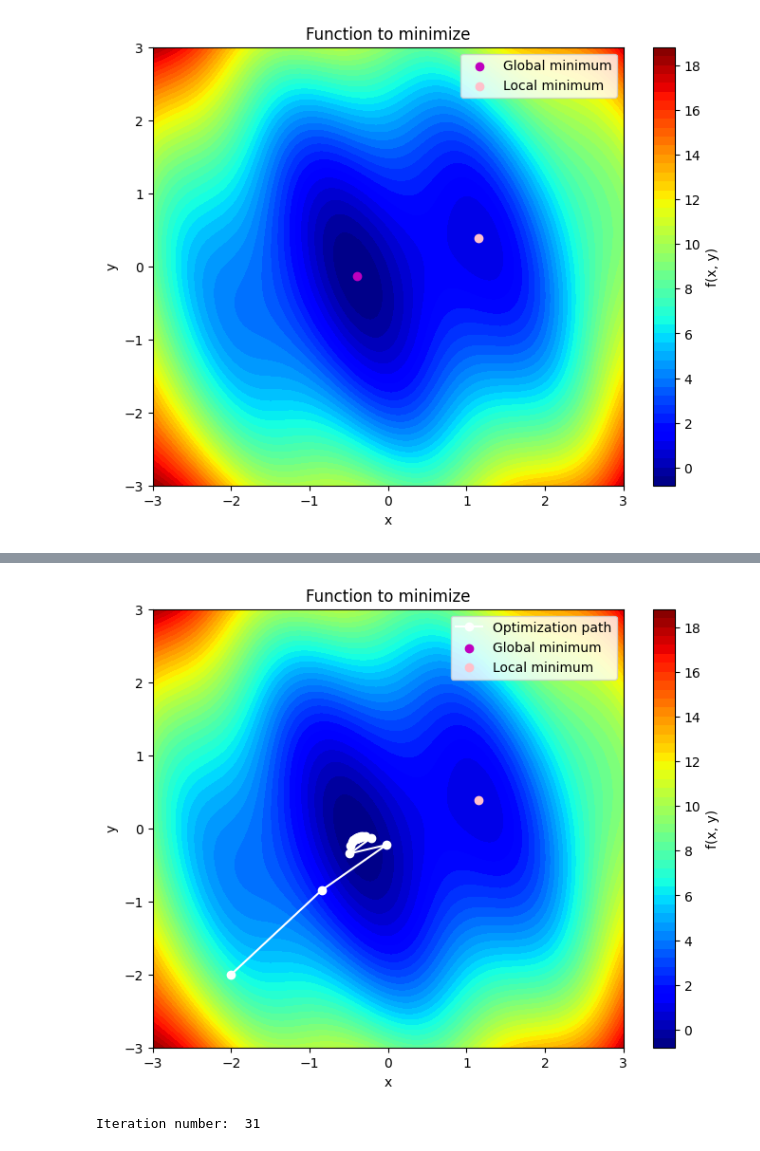
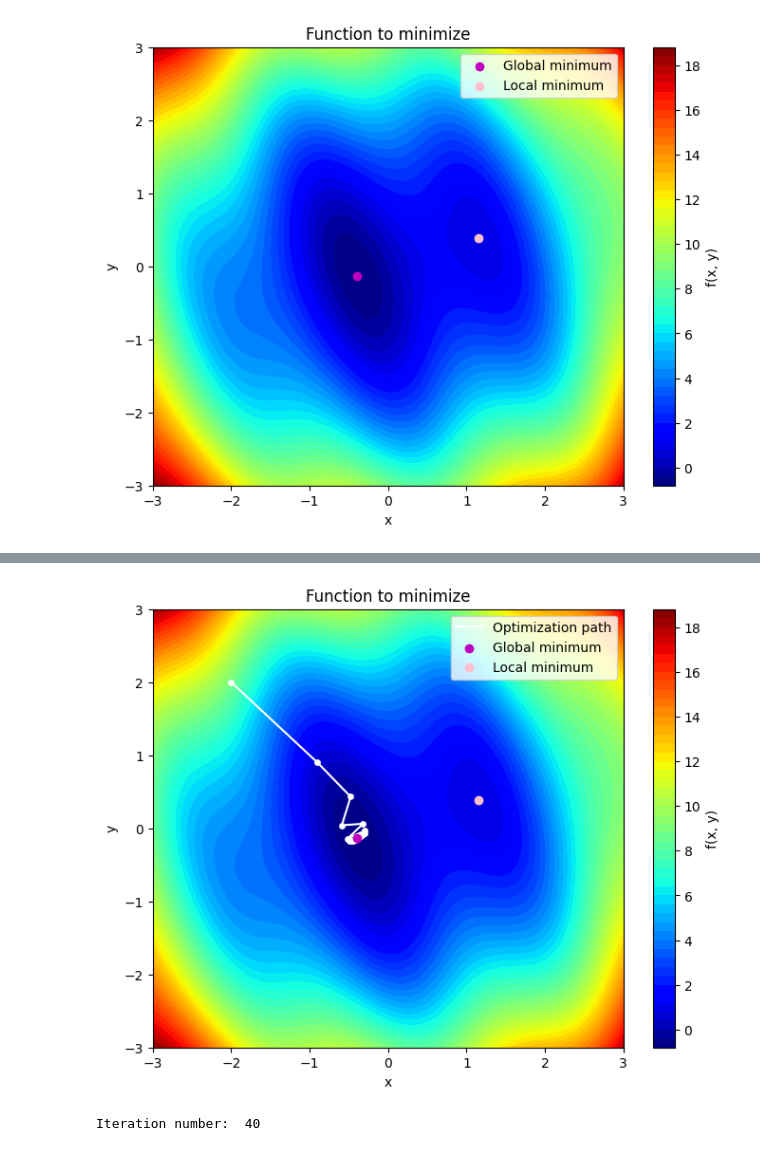
Before and after one commit to arthurmath/Kaggle_notebooks, a Jupyter notebook: optimization.ipynb, the cells around one changed output, grey strips where cells are left out. Cells and saved outputs as stored; diff of their text form; code cells hidden in the pictures.

```diff
--- a/optimization.ipynb
+++ b/optimization.ipynb
@@ -81,17 +88,3 @@ def plot_fonction(f, history=None):
 plot_fonction(f)
 # %% [output]
 [figure]
-# %%
-import numpy as np
-from scipy.optimize import minimize
-
-def f(xy):
-    x, y = xy
-    return x**2 + y**2 + np.sin(3*x + y)
-
-global_min = minimize(f, [0, 0])
-print("Minimum global :", global_min.x)
-
-bounds = [(1, 2), (0, 1)]
-local_min = minimize(f, [1.5, 0.5], bounds=bounds)
-print("Minimum local :", local_min.x)
@@ -210,29 +247,28 @@ Iteration number:  16
 # %%
-def adagrad(starting_point, lr=1.1, iter_max=1000):
-    point = np.array(starting_point, dtype=float)
-    history = [point.copy()]
-    res = 10
+def adagrad(x0, lr=1.1, iter_max=1000):
+    x = np.array(x0, dtype=float)
+    history = [x.copy()]
+    velocity = np.zeros_like(x)
+    epsilon = 1e-6
+    res = 1
     iter = 0
-    epsilon = 1e-6
-    velocity = np.zeros_like(point) + epsilon
 
     while res > 1e-3 and iter < iter_max:
-        gradient = grad(point[0], point[1])
-        velocity = velocity + gradient * gradient
-        point -= lr * gradient / np.sqrt(velocity + epsilon)
+        gradient = grad(x[0], x[1])
+        velocity += gradient * gradient
+        x -= lr * gradient / np.sqrt(velocity + epsilon)
 
-        res = np.linalg.norm(global_min - point)
-        history.append(point.copy())
+        res = np.linalg.norm(global_min - x)
+        history.append(x.copy())
         iter += 1
 
     return history, iter
 
 
-initial_point = [1.3, -2.0]
-initial_point = [-2.0, -2.0]
-history, n_iter = adagrad(initial_point)
+x0 = [-2.0, 2.0]
+history, n_iter = adagrad(x0)
 plot_fonction(f, history)
 print("Iteration number: ", n_iter)
 # %% [output]
-[figure, old version]
+[figure, new version]
-Iteration number:  31
+Iteration number:  40
```
Also changed, not shown: parts of 21 cells of this notebook.
